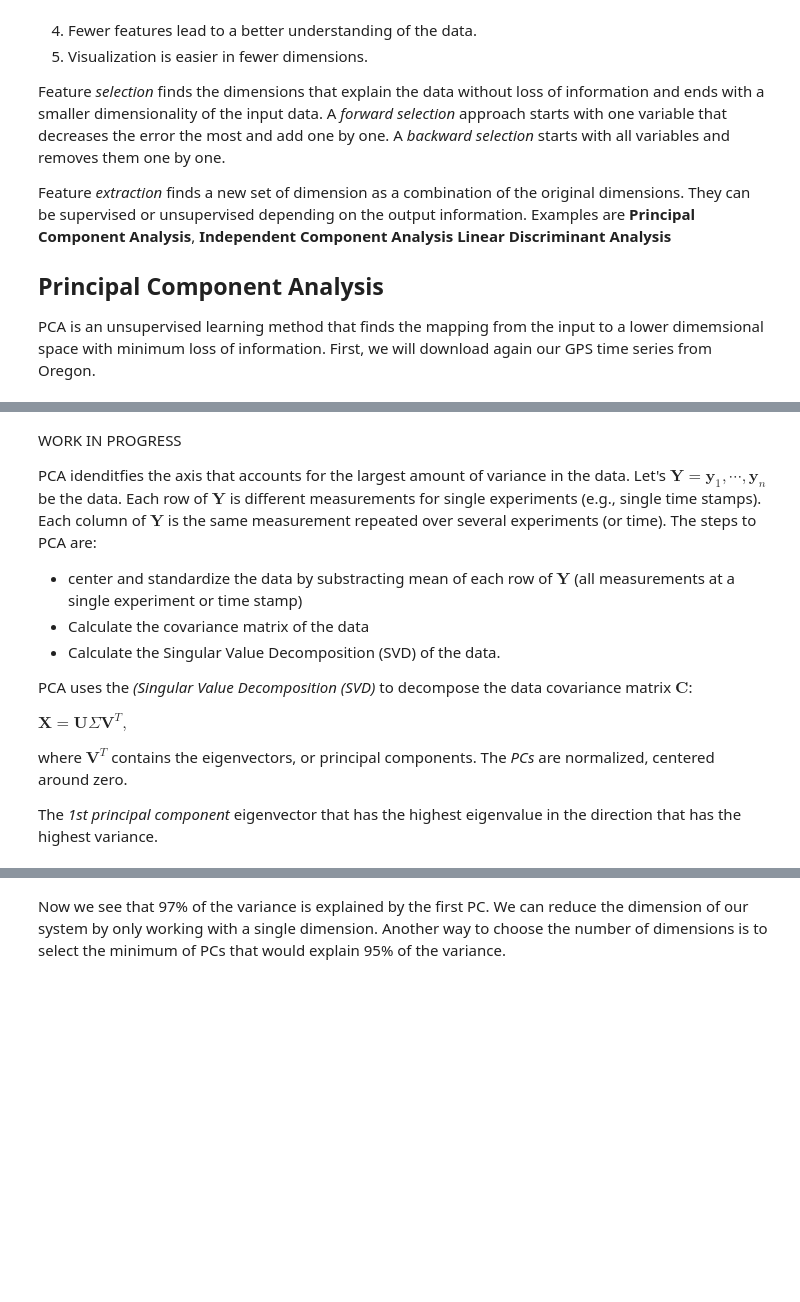
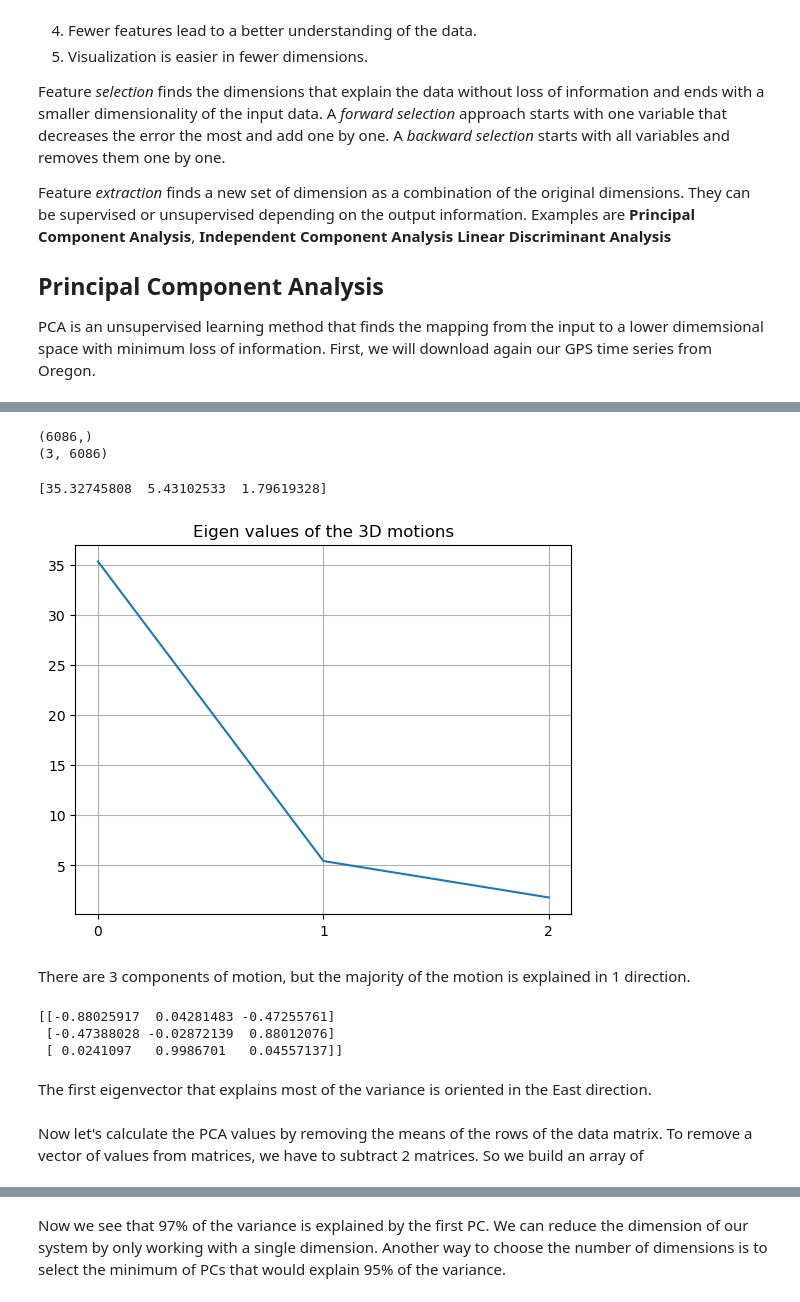
Before and after one commit to zomungGITHUB/MLGeo-2023, a Jupyter notebook: tutorials/2.9_pca.ipynb, the cells around one changed output, grey strips where cells are left out. Drawn from its saved outputs; the diff is of its cells as text; code cells hidden in the pictures; blank space fills up the shorter version.

```diff
--- a/tutorials/2.9_pca.ipynb
+++ b/tutorials/2.9_pca.ipynb
@@ -61,24 +154,36 @@ ax.set_zlabel('Vertical motions (mm)')
-# %% [markdown]
-WORK IN PROGRESS
-
-
-PCA idenditfies the axis that accounts for the largest amount of variance in the data. Let's  $\mathbf{Y} = \mathbf{y}_1,\cdots,\mathbf{y}_n $ be the data. Each row of $\mathbf{Y}$ is different measurements for single experiments (e.g., single time stamps). Each column of $ \mathbf{Y} $ is the same measurement repeated over several experiments (or time).  The steps to PCA are:
-* center and standardize the data by substracting mean of each row of $\mathbf{Y} $  (all measurements at a single experiment or time stamp)
-* Calculate the covariance matrix of the data
-* Calculate the Singular Value Decomposition (SVD) of the data.
-
-
-
-PCA uses the *(Singular Value Decomposition (SVD)* to decompose the data covariance matrix $\mathbf{C} $:
-
-$\mathbf{X} = \mathbf{U} \Sigma \mathbf{V}^T ,$
-
-where $\mathbf{V}^T$ contains the eigenvectors, or principal components. The *PCs* are normalized, centered around zero.
-
-The *1st principal component* eigenvector that has the highest eigenvalue in the direction that has the highest variance.
 # %%
-# Organize your data in a matrix
-X = np.vstack([E,N,U]).transpose()
+# Let's organize our GPS data in a matrix
+X = np.vstack([E,N,U])
 print(U.shape)
 print(X.shape)
+nPoints=U.shape[0]
+# %% [output]
+(6086,)
+(3, 6086)
+# %%
+## Remove the mean of the data
+Xavg = np.mean(X,axis=1)                  # Compute mean
+B = X - np.tile(Xavg,(nPoints,1)).T       # Mean-subtracted data
+# %%
+# Find principal components (SVD):
+# use the option full_matrices =0 will calculate the covariance of B
+U1, S, VT = np.linalg.svd(B/np.sqrt(nPoints),full_matrices=0)
+print(S)
+plt.plot(S);plt.grid(True)
+plt.xticks(range(0,3));plt.title('Eigen values of the 3D motions');plt.show()
+# %% [output]
+[35.32745808  5.43102533  1.79619328]
+[figure, added]
+# %% [markdown]
+There are 3 components of motion, but the majority of the motion is explained in 1 direction.
+# %%
+print(U1)
+# %% [output]
+[[-0.88025917  0.04281483 -0.47255761]
+ [-0.47388028 -0.02872139  0.88012076]
+ [ 0.0241097   0.9986701   0.04557137]]
+# %% [markdown]
+The first eigenvector that explains most of the variance is oriented in the East direction.
+# %% [markdown]
+Now let's calculate the PCA values by removing the means of the rows of the data matrix. To remove a vector of values from matrices, we have to subtract 2 matrices. So we build an array of
 # %% [markdown]
```
Also changed, not shown: parts of 27 cells of this notebook, 6 other files.
